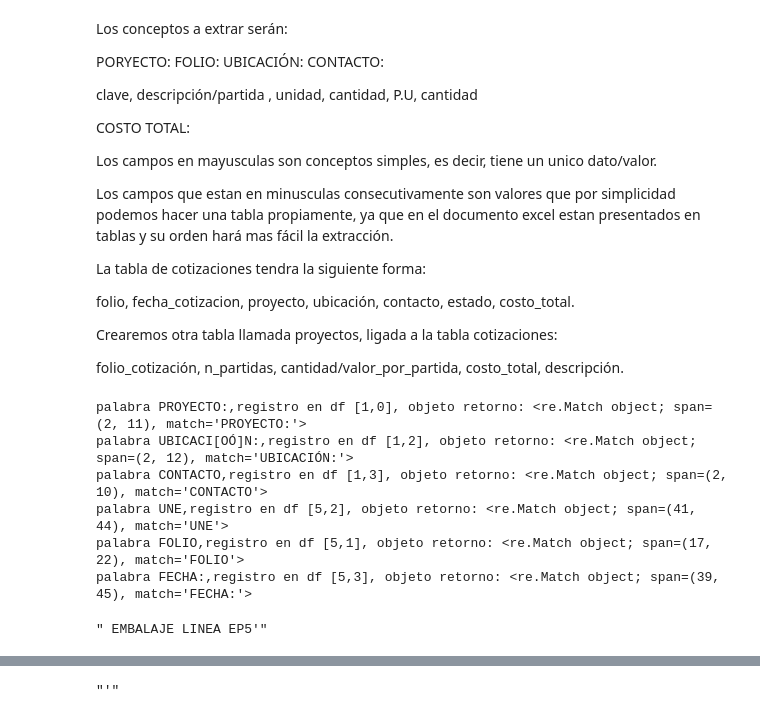
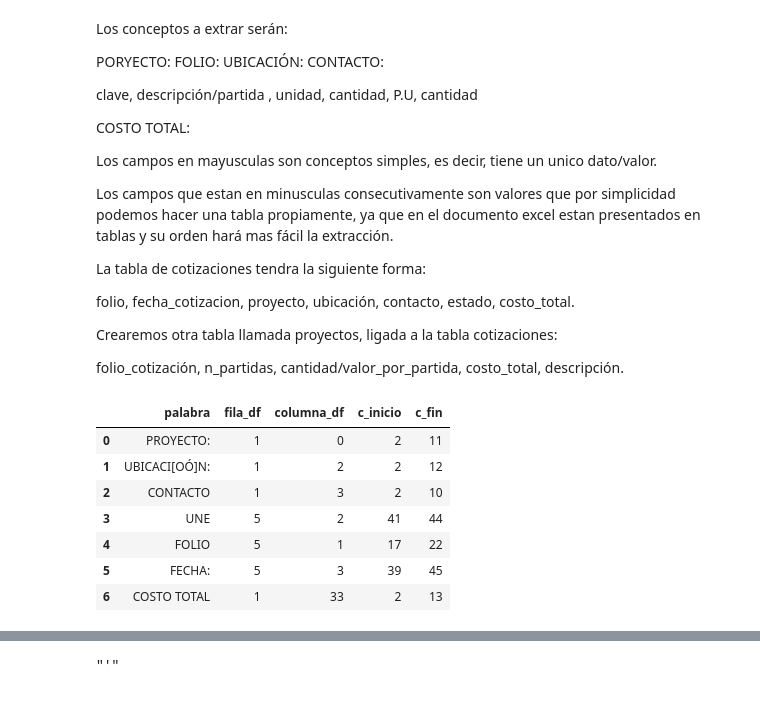
Before and after one commit to Samaelthecreator/TransformProcess, a Jupyter notebook: Transform1.ipynb, the cells around one changed output, grey strips where cells are left out. Drawn from its saved outputs; the diff is of its cells as text; code cells hidden in the pictures.

Commit message:
Para la parte de la extracción, creamos una tabla con la palabra a buscar, la posición que se encuentra en el dataframe, la coordenada en la cadena de inicio y de fin.

```diff
--- a/Transform1.ipynb
+++ b/Transform1.ipynb
@@ -188,32 +182,35 @@ folio, fecha_cotizacion, proyecto, ubicación, contacto, estado, costo_total.
 Crearemos otra tabla llamada proyectos, ligada a la tabla cotizaciones:
 
 folio_cotización, n_partidas, cantidad/valor_por_partida, costo_total, descripción.
-# %%
-#BUSQUEDA
-
-metdata_cot = ['PROYECTO:', 'UBICACI[OÓ]N:', 'CONTACTO', 'UNE' ,  'FOLIO' , 'FECHA:' , 'COSTO_TOTAL' ]  #palabras a buscar
-
-nfilas = len(df)                #14
-ncolumnas = len(df.columns)     #34
-
-for palabra in range(len(metdata_cot)):
-    for col in range(ncolumnas):
-        for fila in range(nfilas):
-            if re.search(metdata_cot[palabra], df.iloc[fila,col]) != None:
-                print(f"palabra {metdata_cot[palabra]},registro en df [{fila},{col}], objeto retorno: {re.search(metdata_cot[palabra], df.iloc[fila,col]) } " )
-
-            #else:
-                #print("no se encontro")
-                #print(f"valor i,j: [{fila},{col}]")
-# %% [output]
-palabra PROYECTO:,registro en df [1,0], objeto retorno: <re.Match object; span=(2, 11), match='PROYECTO:'>
-palabra UBICACI[OÓ]N:,registro en df [1,2], objeto retorno: <re.Match object; span=(2, 12), match='UBICACIÓN:'>
-palabra CONTACTO,registro en df [1,3], objeto retorno: <re.Match object; span=(2, 10), match='CONTACTO'>
-palabra UNE,registro en df [5,2], objeto retorno: <re.Match object; span=(41, 44), match='UNE'>
-palabra FOLIO,registro en df [5,1], objeto retorno: <re.Match object; span=(17, 22), match='FOLIO'>
-palabra FECHA:,registro en df [5,3], objeto retorno: <re.Match object; span=(39, 45), match='FECHA:'>
-# %%
-#EXTRACCIÓN:
-df.iloc[1,0][11::]
-# %% [output]
-" EMBALAJE LINEA EP5'"
+# %%
+#BUSQUEDA
+def busqueda(dataframe):
+    metdata_cot = ['PROYECTO:', 'UBICACI[OÓ]N:', 'CONTACTO', 'UNE' ,  'FOLIO' , 'FECHA:' , 'COSTO TOTAL' ]  #palabras a buscar
+    coordenadas = np.empty((len(metdata_cot),5),dtype= object)
+    for palabra in range(len(metdata_cot)):
+        for columnas in range(len(dataframe.columns)):
+            for fila in range(len(dataframe) ):
+                if re.search(metdata_cot[palabra], dataframe.iloc[fila,columnas]) != None:
+                    #guardamos la palabra y su coordenada de término de la palabra
+                    coordenadas[palabra] = [metdata_cot[palabra]  , fila, columnas , re.search(metdata_cot[palabra],df.iloc[fila,columnas]).start()  ,  re.search(metdata_cot[palabra],df.iloc[fila,columnas]).end()]
+                    dataf = pd.DataFrame(coordenadas, columns= ['palabra', 'fila_df' , 'columna_df' , 'c_inicio' , 'c_fin' ])
+
+    return dataf
+
+
+  #cambiamos la definicion de coordenadas de: np.full((len(metdata_cot),5),'') a lista = np.empty((3, 5), dtype=object) , ya que al definir la lista como la
+  #primer opcion, al querer asignar cadenas a estos elementos, como se definió que sus valores fueran vacios en np.full ('') asume que la longitud de los caracteres
+  # de los elementoe es de unidad 1, por eso cuando se quiere añadir una cadena de caracteres, solo toma la primera letra
+# %%
+coor = busqueda(dfclean)
+
+coor
+# %% [output]
+|  | palabra | fila_df | columna_df | c_inicio | c_fin |
+| 0 | PROYECTO: | 1 | 0 | 2 | 11 |
+| 1 | UBICACI[OÓ]N: | 1 | 2 | 2 | 12 |
+| 2 | CONTACTO | 1 | 3 | 2 | 10 |
+| 3 | UNE | 5 | 2 | 41 | 44 |
+| 4 | FOLIO | 5 | 1 | 17 | 22 |
+| 5 | FECHA: | 5 | 3 | 39 | 45 |
+| 6 | COSTO TOTAL | 1 | 33 | 2 | 13 |
```
Also changed, not shown: parts of 2 cells of this notebook.
